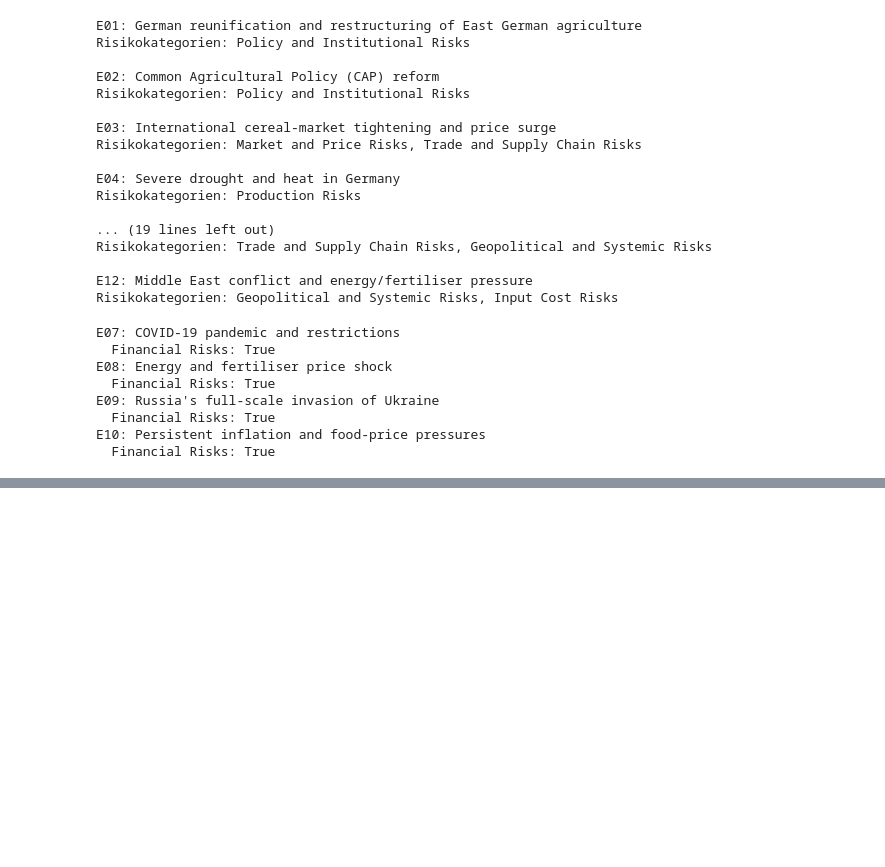
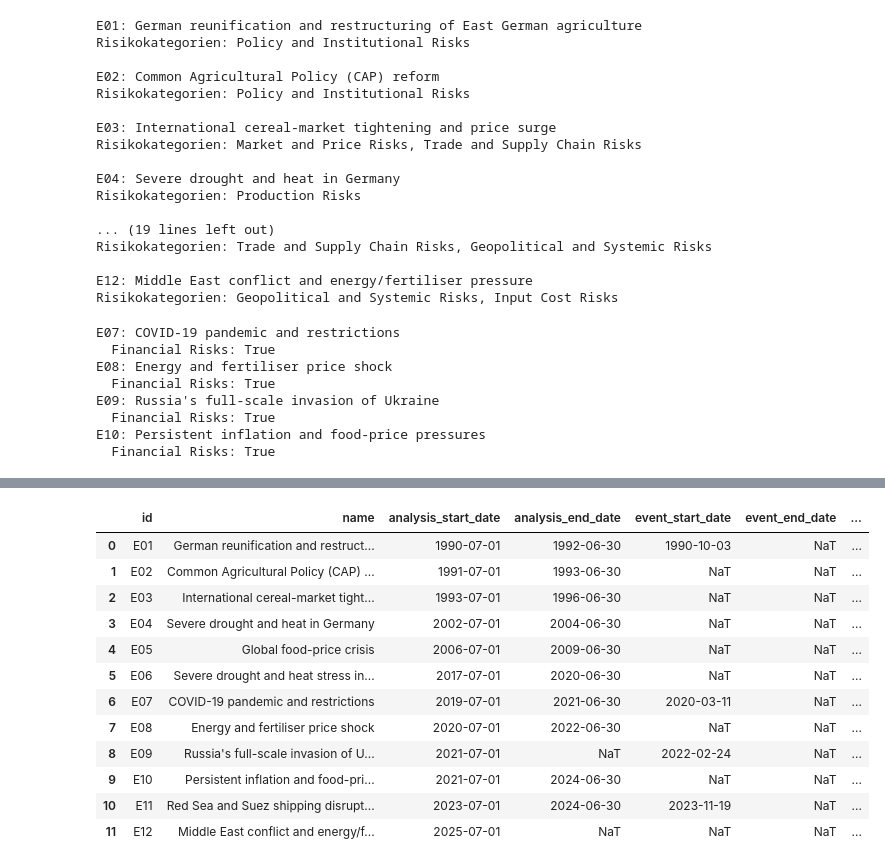
Before and after one commit to verveat/Agriculture_Crisis_Resilience, a Jupyter notebook: notebooks/03_risk_analysis.ipynb, the cells around one changed output, grey strips where cells are left out. Cells and saved outputs as stored; diff of their text form; code cells hidden in the pictures; blank space fills up the shorter version.

```diff
--- a/notebooks/03_risk_analysis.ipynb
+++ b/notebooks/03_risk_analysis.ipynb
@@ -1294,0 +1845,85 @@ plt.show()
+# %%
+import pandas as pd
+from pathlib import Path
+
+project_dir = Path.cwd().parent
+file_path = (
+    project_dir
+    / "data"
+    / "processed"
+    / "agricultural_risk_event_database_1991-2025.xlsx"
+)
+
+events_review = pd.read_excel(file_path, sheet_name="events")
+
+date_columns = [
+    "event_start_date",
+    "event_end_date",
+    "analysis_start_date",
+    "analysis_end_date",
+]
+
+for col in date_columns:
+    events_review[col] = pd.to_datetime(
+        events_review[col], errors="coerce"
+    )
+
+# Beobachteter Produktionszeitraum
+data_start = pd.Timestamp("1991-07-01")
+data_end = pd.Timestamp("2025-06-30")
+
+def assess_window(row):
+    start = row["analysis_start_date"]
+    end = row["analysis_end_date"]
+
+    if pd.isna(start):
+        return "Prüfen: Analysebeginn fehlt"
+
+    if start > data_end:
+        return "Außerhalb der aktuellen Datenabdeckung"
+
+    if pd.notna(end) and end < data_start:
+        return "Außerhalb der aktuellen Datenabdeckung"
+
+    if pd.isna(end):
+        return "Offenes Fenster; nur bis Datenende auswerten"
+
+    if end > data_end:
+        return "Fenster teilweise außerhalb der Datenabdeckung"
+
+    if start < data_start:
+        return "Fenster beginnt vor der Datenabdeckung"
+
+    return "Innerhalb der Datenabdeckung"
+
+events_review["coverage_check"] = events_review.apply(
+    assess_window, axis=1
+)
+
+display(
+    events_review[
+        [
+            "id",
+            "name",
+            "analysis_start_date",
+            "analysis_end_date",
+            "event_start_date",
+            "event_end_date",
+            "coverage_check",
+        ]
+    ].sort_values("id")
+)
+# %% [output]
+|  | id | name | analysis_start_date | analysis_end_date | event_start_date | event_end_date | ... |
+| 0 | E01 | German reunification and restruct... | 1990-07-01 | 1992-06-30 | 1990-10-03 | NaT | ... |
+| 1 | E02 | Common Agricultural Policy (CAP) ... | 1991-07-01 | 1993-06-30 | NaT | NaT | ... |
+| 2 | E03 | International cereal-market tight... | 1993-07-01 | 1996-06-30 | NaT | NaT | ... |
+| 3 | E04 | Severe drought and heat in Germany | 2002-07-01 | 2004-06-30 | NaT | NaT | ... |
+| 4 | E05 | Global food-price crisis | 2006-07-01 | 2009-06-30 | NaT | NaT | ... |
+| 5 | E06 | Severe drought and heat stress in... | 2017-07-01 | 2020-06-30 | NaT | NaT | ... |
+| 6 | E07 | COVID-19 pandemic and restrictions | 2019-07-01 | 2021-06-30 | 2020-03-11 | NaT | ... |
+| 7 | E08 | Energy and fertiliser price shock | 2020-07-01 | 2022-06-30 | NaT | NaT | ... |
+| 8 | E09 | Russia's full-scale invasion of U... | 2021-07-01 | NaT | 2022-02-24 | NaT | ... |
+| 9 | E10 | Persistent inflation and food-pri... | 2021-07-01 | 2024-06-30 | NaT | NaT | ... |
+| 10 | E11 | Red Sea and Suez shipping disrupt... | 2023-07-01 | 2024-06-30 | 2023-11-19 | NaT | ... |
+| 11 | E12 | Middle East conflict and energy/f... | 2025-07-01 | NaT | NaT | NaT | ... |
```
Also changed, not shown: parts of 8 cells of this notebook.
